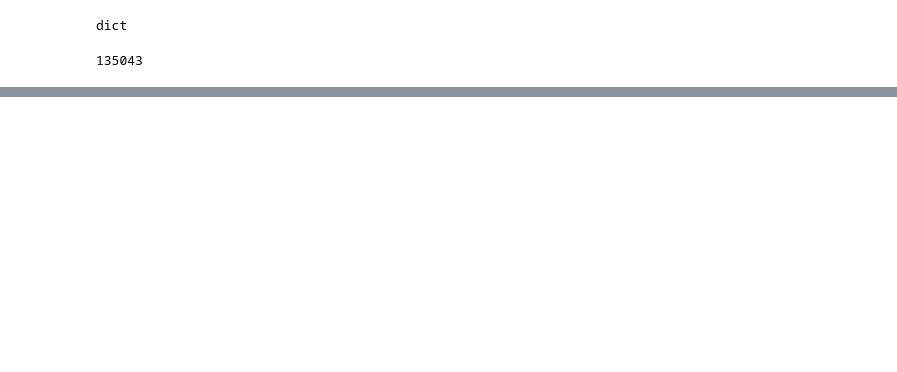
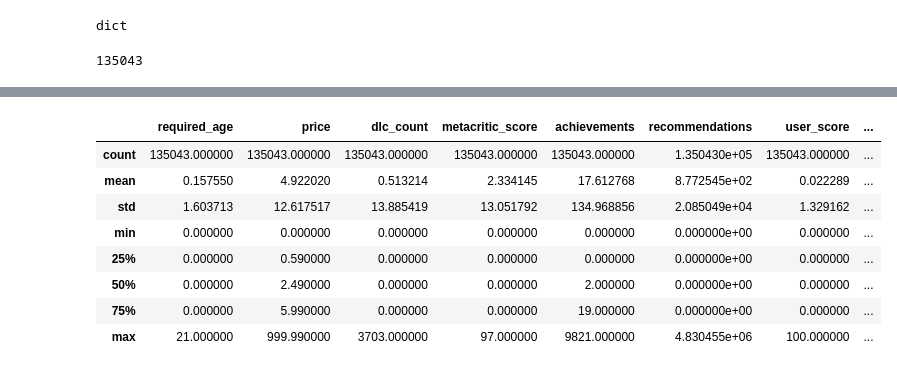
Before and after one commit to huetang/game-market-analysis, a Jupyter notebook: notebooks/steam_exploration.ipynb, the cells around one changed output, grey strips where cells are left out. Drawn from its saved outputs; the diff is of its cells as text; code cells hidden in the pictures; blank space fills up the shorter version.

```diff
--- a/notebooks/steam_exploration.ipynb
+++ b/notebooks/steam_exploration.ipynb
@@ -75,0 +97,12 @@ steam.describe(include="all")
+# %%
+steam.describe()
+# %% [output]
+|  | required_age | price | dlc_count | metacritic_score | achievements | recommendations | user_score | ... |
+| count | 135043.000000 | 135043.000000 | 135043.000000 | 135043.000000 | 135043.000000 | 1.350430e+05 | 135043.000000 | ... |
+| mean | 0.157550 | 4.922020 | 0.513214 | 2.334145 | 17.612768 | 8.772545e+02 | 0.022289 | ... |
+| std | 1.603713 | 12.617517 | 13.885419 | 13.051792 | 134.968856 | 2.085049e+04 | 1.329162 | ... |
+| min | 0.000000 | 0.000000 | 0.000000 | 0.000000 | 0.000000 | 0.000000e+00 | 0.000000 | ... |
+| 25% | 0.000000 | 0.590000 | 0.000000 | 0.000000 | 0.000000 | 0.000000e+00 | 0.000000 | ... |
+| 50% | 0.000000 | 2.490000 | 0.000000 | 0.000000 | 2.000000 | 0.000000e+00 | 0.000000 | ... |
+| 75% | 0.000000 | 5.990000 | 0.000000 | 0.000000 | 19.000000 | 0.000000e+00 | 0.000000 | ... |
+| max | 21.000000 | 999.990000 | 3703.000000 | 97.000000 | 9821.000000 | 4.830455e+06 | 100.000000 | ... |
```
Also changed, not shown: parts of 16 cells of this notebook, 1 other file.
